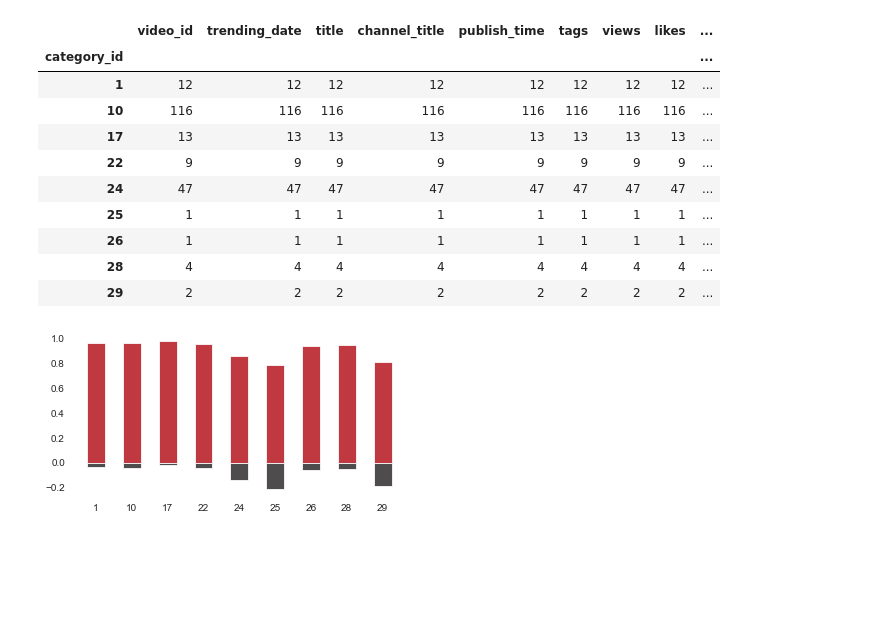
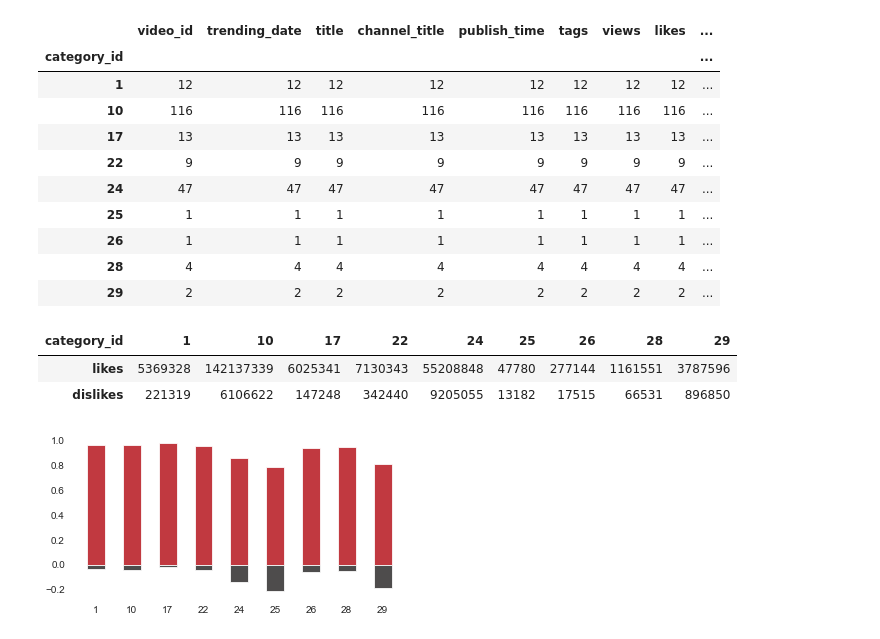
Before and after one commit to Harsh-2420/kaggle, a Jupyter notebook: Youtube/youtube-analysis.ipynb, the cells around one changed output. Saved outputs shown, nothing was run; the diff lists cells and outputs as text; code cells hidden in the pictures; blank space fills up the shorter version.

```diff
--- a/Youtube/youtube-analysis.ipynb
+++ b/Youtube/youtube-analysis.ipynb
@@ -170,8 +171,13 @@ top_view_df.groupby(['category_id']).agg('count')
 | 29 | 2 | 2 | 2 | 2 | 2 | 2 | 2 | 2 | ... |
 # %%
 order = top_view_df.groupby('category_id')['likes', 'dislikes'].sum().reset_index().set_index('category_id').T
+display(order)
 order = order/order.sum()
 order.columns = order.columns.astype(str)
+# %% [output]
+| category_id | 1 | 10 | 17 | 22 | 24 | 25 | 26 | 28 | 29 |
+| likes | 5369328 | 142137339 | 6025341 | 7130343 | 55208848 | 47780 | 277144 | 1161551 | 3787596 |
+| dislikes | 221319 | 6106622 | 147248 | 342440 | 9205055 | 13182 | 17515 | 66531 | 896850 |
 # %%
 like = order.loc['likes']
 dislike = - order.loc['dislikes']
```
Also changed, not shown: parts of 4 cells of this notebook.
